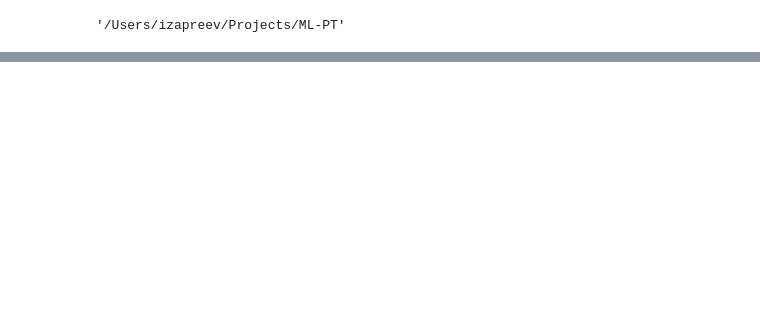
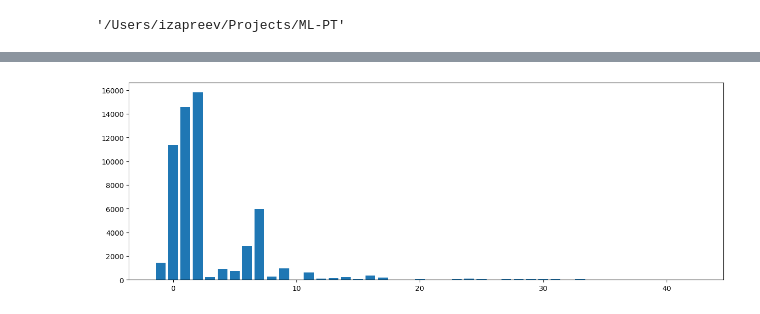
Before and after one commit to ivan-zapreev/ML-PT, a Jupyter notebook: 03_tune_dbscan.ipynb, the cells around one changed output, grey strips where cells are left out. Cells and saved outputs as stored; diff of their text form; code cells hidden in the pictures; blank space fills up the shorter version.

```diff
--- a/03_tune_dbscan.ipynb
+++ b/03_tune_dbscan.ipynb
@@ -22,0 +67,8 @@ X = load_numpy_zc(file_name, ['X'])
+# %%
+# From the plot above, the first S-value before we go to 70+ clusters from 44 is S = 27
+# Let us plot the corresponding cluster sizes
+fig, ax = plt.subplots(figsize=(15, 5))
+index = s_values.index(27)
+_ = plt.bar(x=cluster_ids[index], height=clust_sizes[index])
+# %% [output]
+[figure, added]
```
Also changed, not shown: parts of 8 cells of this notebook, 3 other files.
